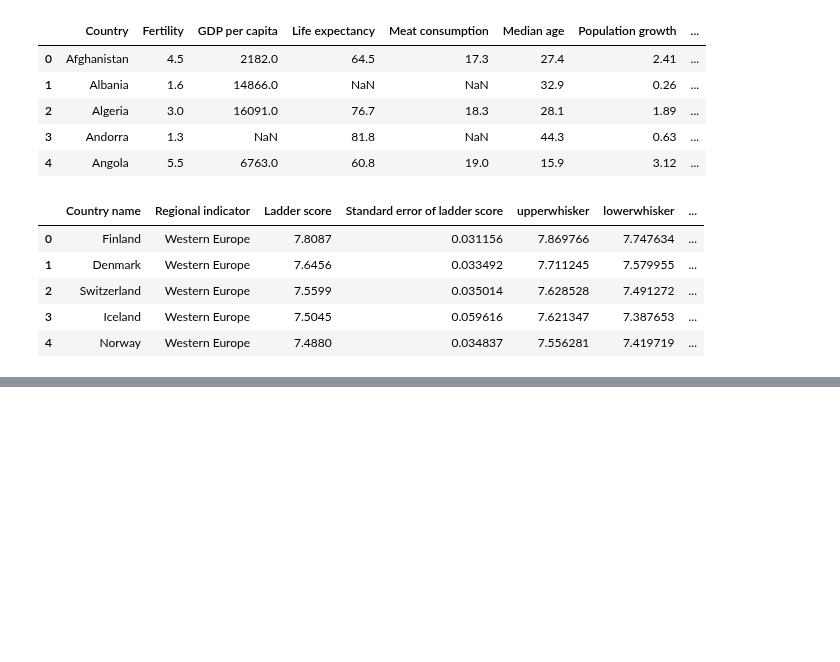
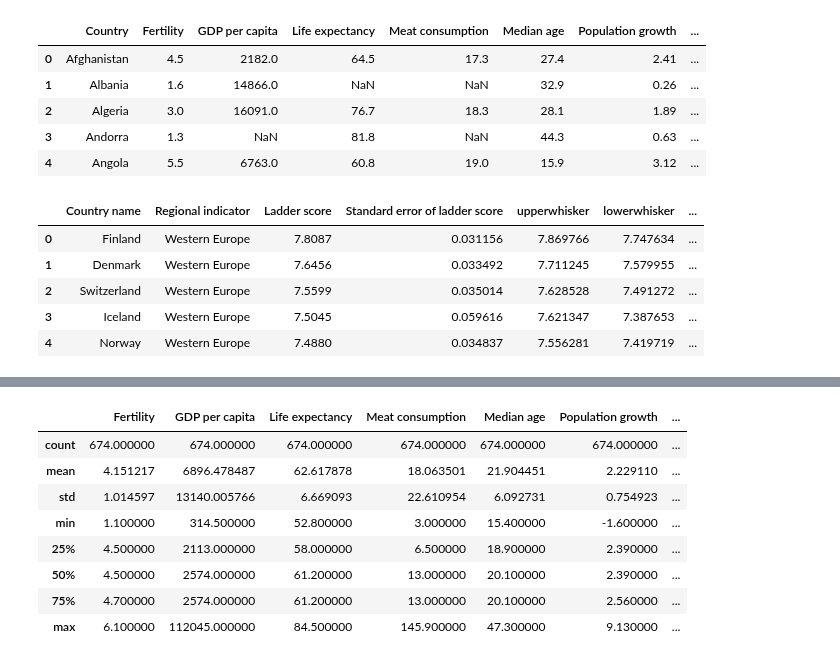
Before and after one commit to ermcgrew/bootcamp_project_one, a Jupyter notebook: data_analysis.ipynb, the cells around one changed output, grey strips where cells are left out. Cells and saved outputs as stored; diff of their text form; code cells hidden in the pictures; blank space fills up the shorter version.

```diff
--- a/data_analysis.ipynb
+++ b/data_analysis.ipynb
@@ -57,0 +137,12 @@ happiness_df.head()
+# %%
+world_data.describe()
+# %% [output]
+|  | Fertility | GDP per capita | Life expectancy | Meat consumption | Median age | Population growth | ... |
+| count | 674.000000 | 674.000000 | 674.000000 | 674.000000 | 674.000000 | 674.000000 | ... |
+| mean | 4.151217 | 6896.478487 | 62.617878 | 18.063501 | 21.904451 | 2.229110 | ... |
+| std | 1.014597 | 13140.005766 | 6.669093 | 22.610954 | 6.092731 | 0.754923 | ... |
+| min | 1.100000 | 314.500000 | 52.800000 | 3.000000 | 15.400000 | -1.600000 | ... |
+| 25% | 4.500000 | 2113.000000 | 58.000000 | 6.500000 | 18.900000 | 2.390000 | ... |
+| 50% | 4.500000 | 2574.000000 | 61.200000 | 13.000000 | 20.100000 | 2.390000 | ... |
+| 75% | 4.700000 | 2574.000000 | 61.200000 | 13.000000 | 20.100000 | 2.560000 | ... |
+| max | 6.100000 | 112045.000000 | 84.500000 | 145.900000 | 47.300000 | 9.130000 | ... |
```
Also changed, not shown: parts of 10 cells of this notebook.
